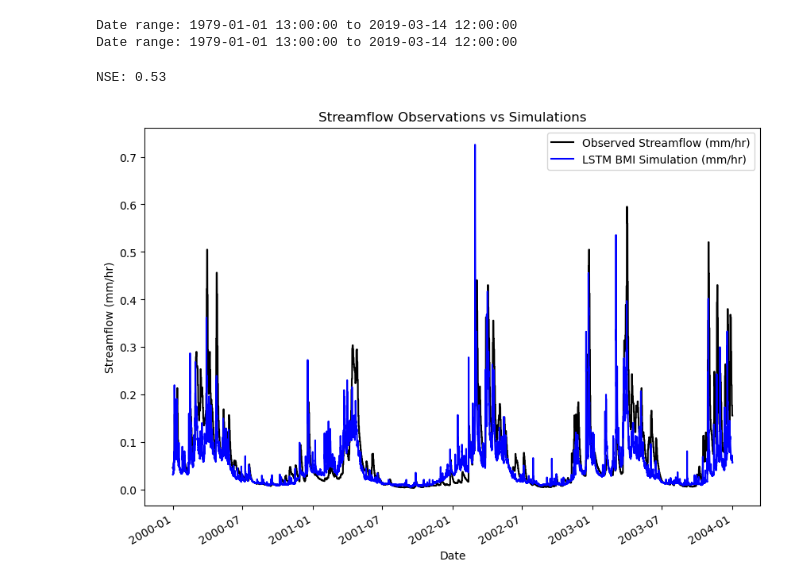
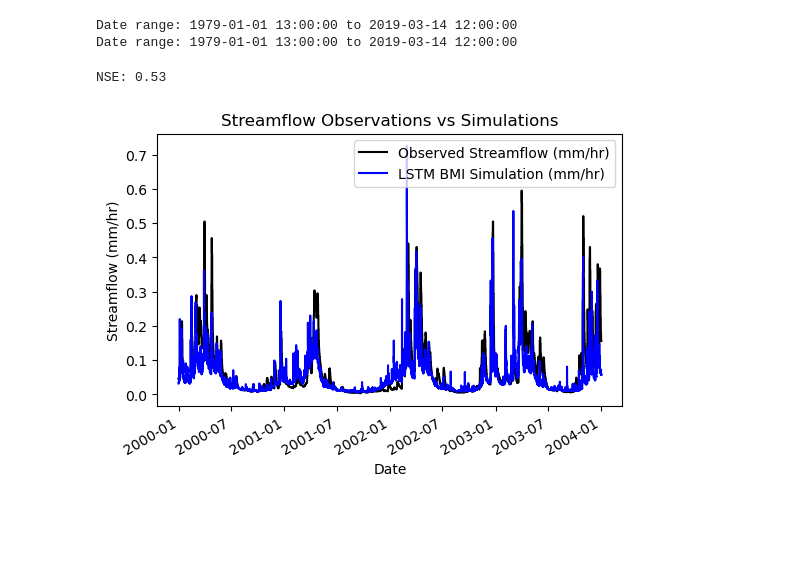
Before and after one commit to jmframe/lstm, a Jupyter notebook: notebooks/run_lstm_with_bmi.ipynb, the cells around one changed output. Drawn from its saved outputs; the diff is of its cells as text; code cells hidden in the pictures; blank space fills up the shorter version.

```diff
--- a/notebooks/run_lstm_with_bmi.ipynb
+++ b/notebooks/run_lstm_with_bmi.ipynb
@@ -170,32 +161,32 @@ obs_full = np.array(sample_data['qobs_CAMELS_mm_per_hour'][ibasin])
 obs = obs_full[date_indices]  # Observation data within the desired date range
 
 # Subset the simulation data to match the same date range
 sim = runoff_output_limited[date_indices]
 
 # Check for valid points in both obs and sim
 valid_mask = ~np.isnan(obs) & ~np.isnan(sim)
 obs_valid = obs[valid_mask]
 sim_valid = sim[valid_mask]
 
 # Subset the dates to match valid points
 dates_valid = [converted_dates[i] for i in np.array(date_indices)[valid_mask]]
 
 # Calculate the Nash-Sutcliffe Efficiency (NSE) for the overlapping valid points
 denominator = ((obs_valid - obs_valid.mean())**2).sum()
 numerator = ((sim_valid - obs_valid)**2).sum()
 nse = 1 - numerator / denominator
 print(f"NSE: {nse:.2f}")
 
 # Plot the data for the desired range with dates on the x-axis
-plt.figure(figsize=(10, 7))
+plt.figure(figsize=(6, 4))
 plt.plot(dates_valid, obs_valid, label='Observed Streamflow (mm/hr)', color='k')
 plt.plot(dates_valid, sim_valid, label='LSTM BMI Simulation (mm/hr)', color='blue')
 plt.ylabel('Streamflow (mm/hr)')
 plt.xlabel('Date')
 plt.title('Streamflow Observations vs Simulations')
 plt.legend()
 plt.gcf().autofmt_xdate()  # Rotate and format x-axis labels for dates
 plt.show()
 # %% [output]
 NSE: 0.53
-[figure, old version]
+[figure, new version]
```
Also changed, not shown: parts of 2 cells of this notebook, 3 other files.
